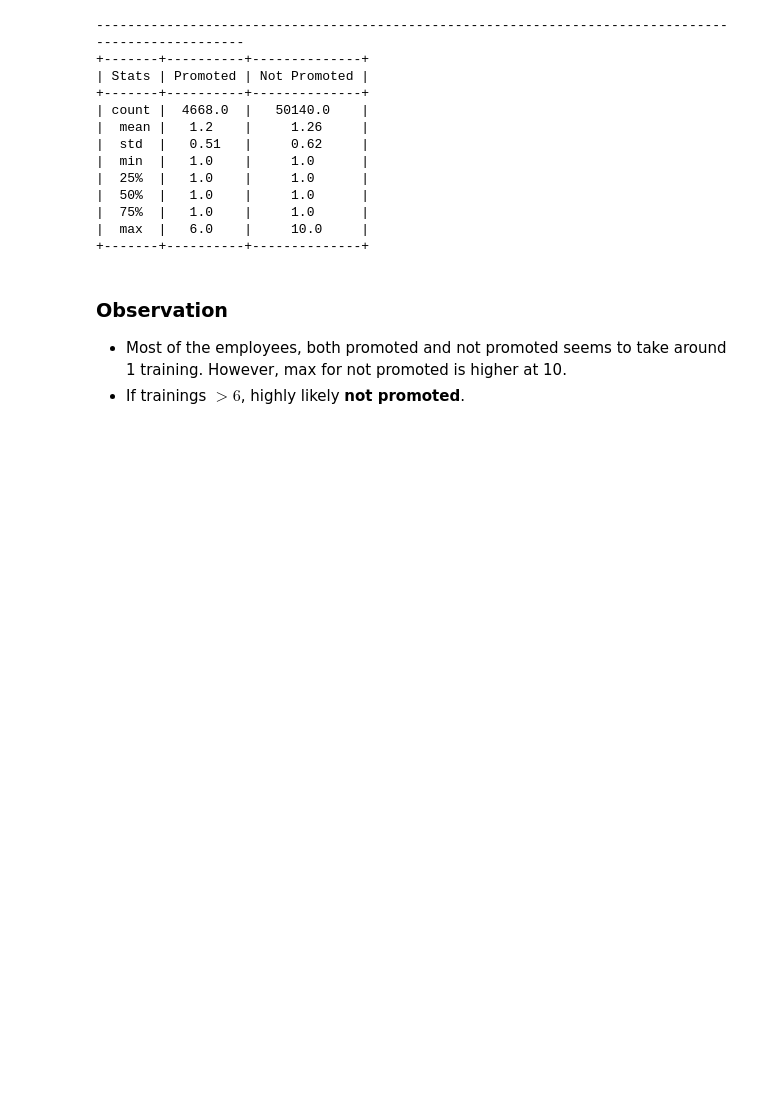
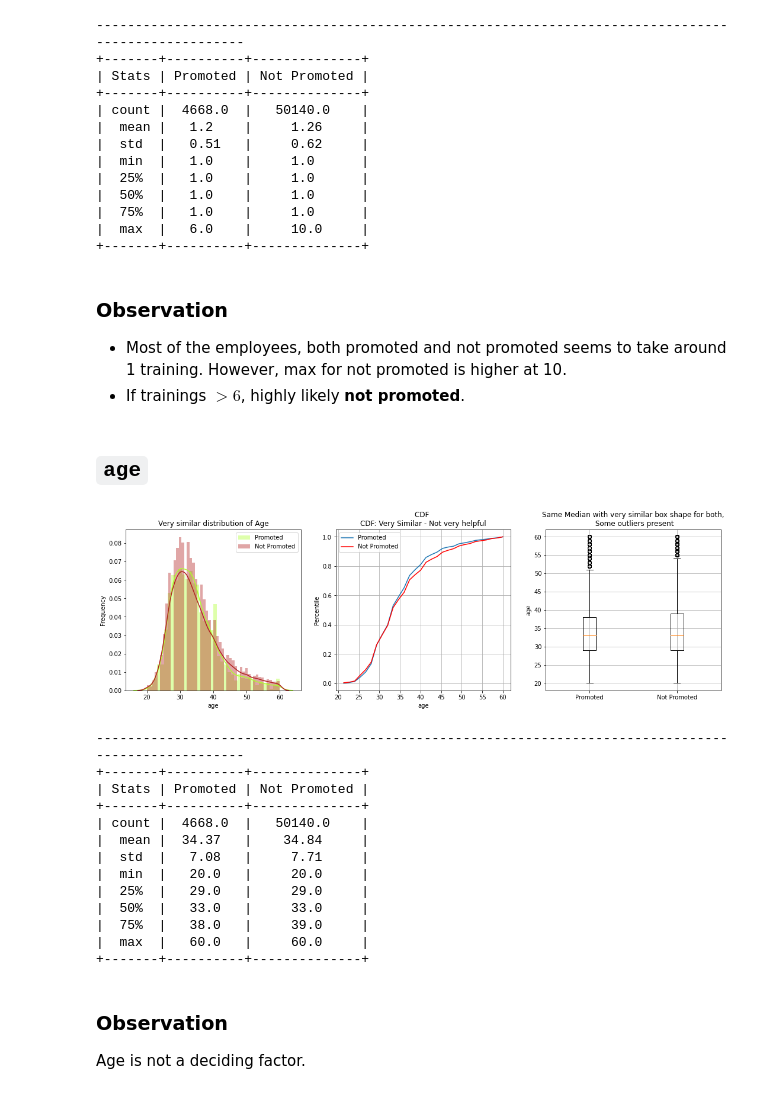
Before and after one commit to gunnerVivek/Employee-Promotion, a Jupyter notebook: 1-Analysis.ipynb, the cells around one changed output. Drawn from its saved outputs; the diff is of its cells as text; code cells hidden in the pictures; blank space fills up the shorter version.

```diff
--- a/1-Analysis.ipynb
+++ b/1-Analysis.ipynb
@@ -613,3 +613,27 @@ EDA_continuous('no_of_trainings', title_1='Highly overlapping distribution',
 ### Observation
 - Most of the employees, both promoted and not promoted seems to take around 1 training. However, max for not promoted is higher at 10.
 - If trainings $> 6$, highly likely **not promoted**.
+# %% [markdown]
+## `age`
+# %%
+EDA_continuous('age', title_1="Very similar distribution of Age",
+               title_2="CDF: Very Similar - Not very helpful",
+               title_3="Same Median with very similar box shape for both,\n Some outliers present")
+# %% [output]
+[figure, added]
+----------------------------------------------------------------------------------------------------
++-------+----------+--------------+
+| Stats | Promoted | Not Promoted |
++-------+----------+--------------+
+| count |  4668.0  |   50140.0    |
+|  mean |  34.37   |    34.84     |
+|  std  |   7.08   |     7.71     |
+|  min  |   20.0   |     20.0     |
+|  25%  |   29.0   |     29.0     |
+|  50%  |   33.0   |     33.0     |
+|  75%  |   38.0   |     39.0     |
+|  max  |   60.0   |     60.0     |
++-------+----------+--------------+
+# %% [markdown]
+### Observation
+Age is not a deciding factor.
```
